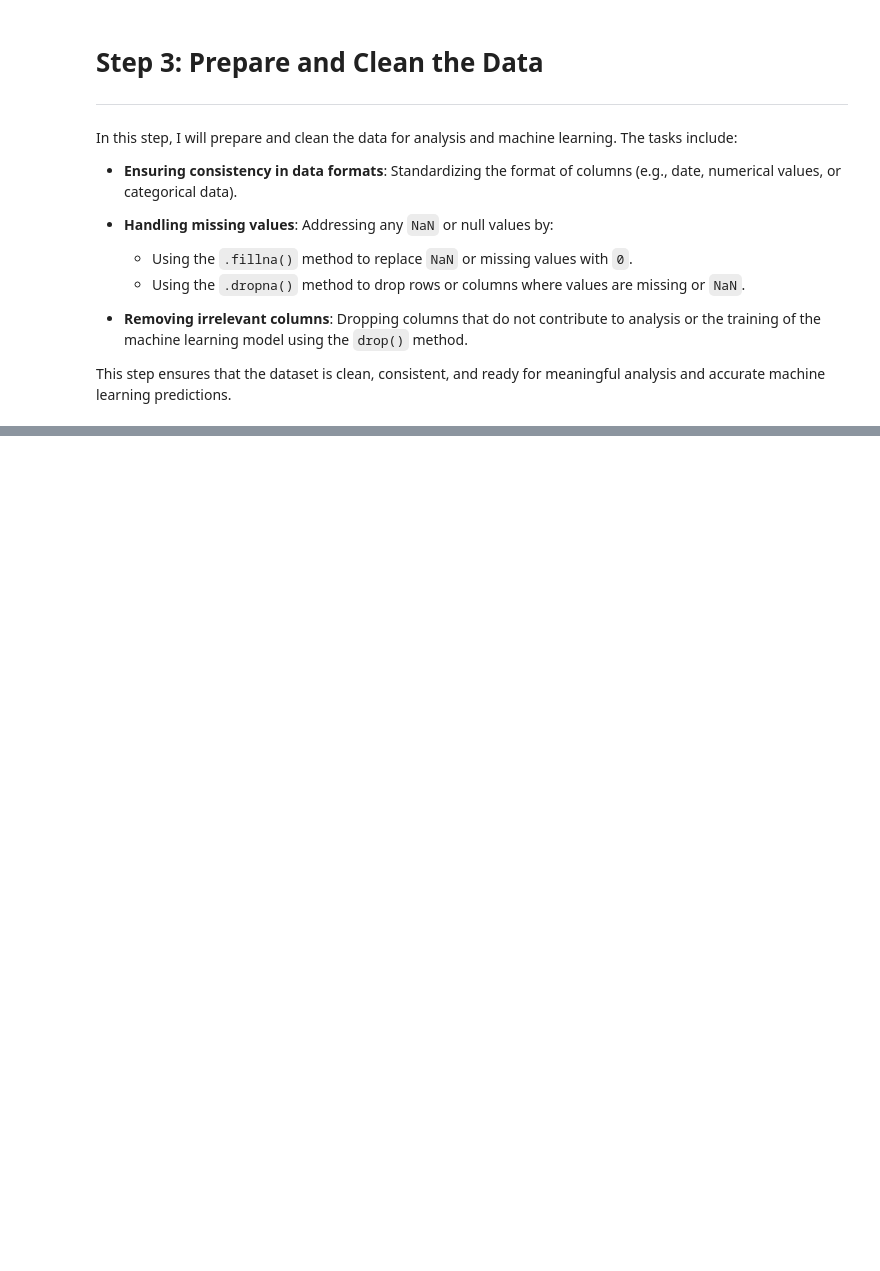
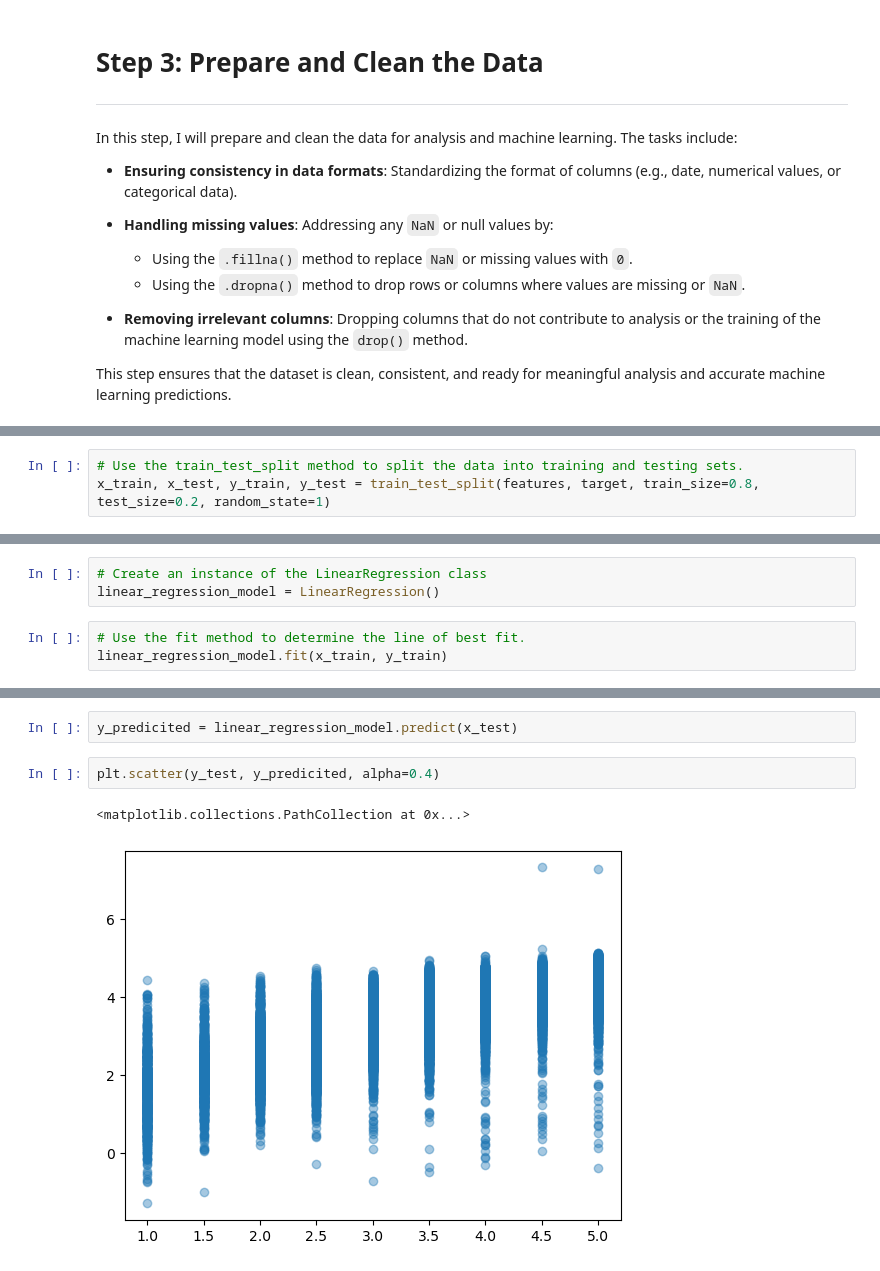
Before and after one commit to esolano92/BuildAMachineLearningModel, a Jupyter notebook: yelp_regression.ipynb, the cells around one changed output, grey strips where cells are left out. Drawn from its saved outputs; the diff is of its cells as text; blank space fills up the shorter version.

```diff
--- a/yelp_regression.ipynb
+++ b/yelp_regression.ipynb
@@ -216,0 +358,3 @@ This step ensures that the dataset is clean, consistent, and ready for meaningfu
+# %%
+# Use the train_test_split method to split the data into training and testing sets.
+x_train, x_test, y_train, y_test = train_test_split(features, target, train_size=0.8, test_size=0.2, random_state=1)
@@ -216,0 +387,6 @@ This step ensures that the dataset is clean, consistent, and ready for meaningfu
+# %%
+# Create an instance of the LinearRegression class
+linear_regression_model = LinearRegression()
+# %%
+# Use the fit method to determine the line of best fit.
+linear_regression_model.fit(x_train, y_train)
@@ -216,0 +409,7 @@ This step ensures that the dataset is clean, consistent, and ready for meaningfu
+# %%
+y_predicited = linear_regression_model.predict(x_test)
+# %%
+plt.scatter(y_test, y_predicited, alpha=0.4)
+# %% [output]
+<matplotlib.collections.PathCollection at 0x...>
+[figure, added]
```
Also changed, not shown: parts of 22 cells of this notebook.
